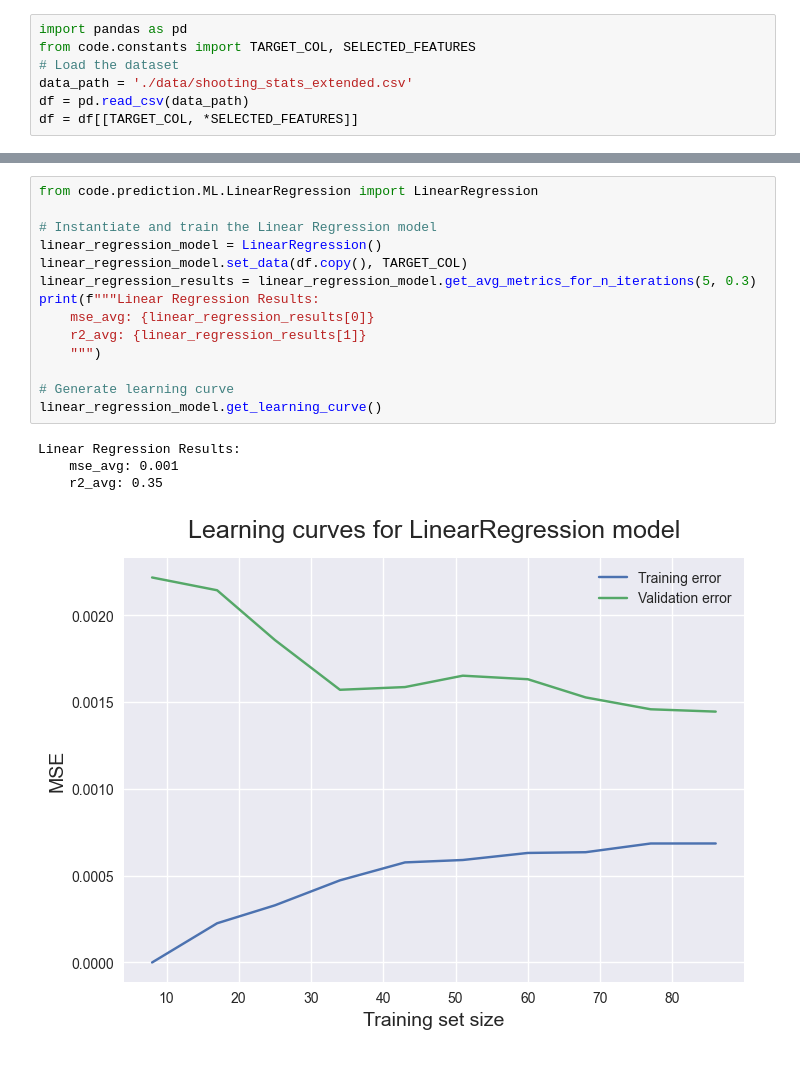
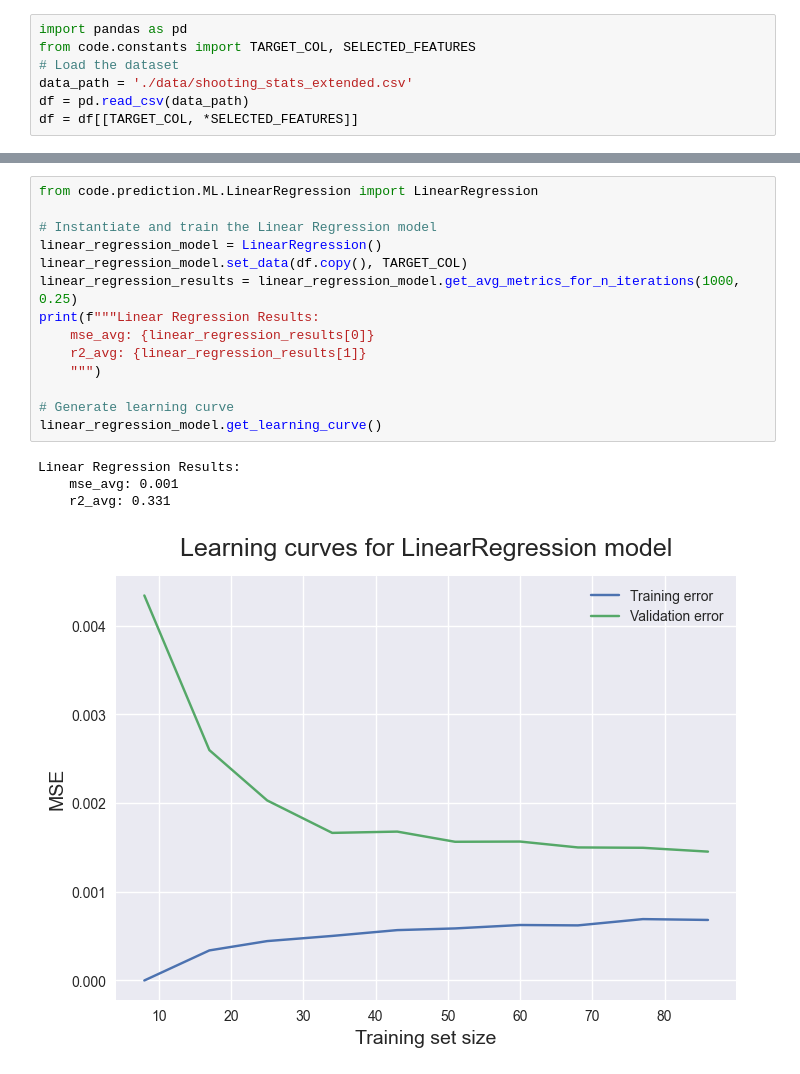
Before and after one commit to dkStephanos/3pp-predictions, a Jupyter notebook: prediction.ipynb, the cells around one changed output, grey strips where cells are left out. Drawn from its saved outputs; the diff is of its cells as text.

```diff
--- a/prediction.ipynb
+++ b/prediction.ipynb
@@ -62,19 +81,19 @@ Random Forest Results:
 # %%
 from code.prediction.ML.LinearRegression import LinearRegression
 
 # Instantiate and train the Linear Regression model
 linear_regression_model = LinearRegression()
 linear_regression_model.set_data(df.copy(), TARGET_COL)
-linear_regression_results = linear_regression_model.get_avg_metrics_for_n_iterations(5, 0.3)
+linear_regression_results = linear_regression_model.get_avg_metrics_for_n_iterations(1000, 0.25)
 print(f"""Linear Regression Results:
     mse_avg: {linear_regression_results[0]}
     r2_avg: {linear_regression_results[1]}
     """)
 
 # Generate learning curve
 linear_regression_model.get_learning_curve()
 # %% [output]
 Linear Regression Results:
     mse_avg: 0.001
-    r2_avg: 0.35
+    r2_avg: 0.331
-[figure, old version]
+[figure, new version]
```
Also changed, not shown: parts of 4 cells of this notebook.
